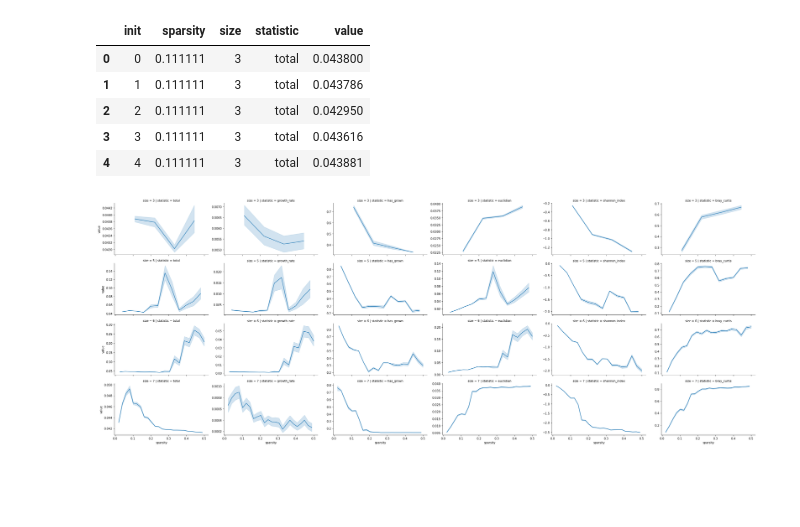
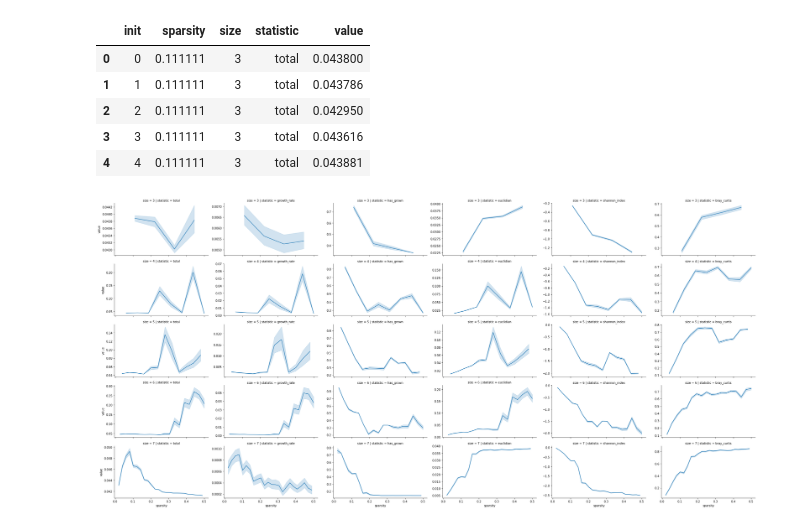
Before and after one commit to DJSiddharthVader/Simulations-02712-Project, a Jupyter notebook: Notebooks/Sparsity_Analysis.ipynb, the cells around one changed output. Saved outputs shown, nothing was run; the diff lists cells and outputs as text; code cells hidden in the pictures; blank space fills up the shorter version.

Commit message:
minor figure tweaking

```diff
--- a/Notebooks/Sparsity_Analysis.ipynb
+++ b/Notebooks/Sparsity_Analysis.ipynb
@@ -52,13 +52,13 @@ df.head()
 | 4 | 4 | 0.111111 | 3 | total | 0.043881 |
 # %%
 import seaborn as sns
-pdf = df[df['size'] != 4]
+pdf = df #df[df['size'] != 4]
 pdf = pdf[pdf['statistic'] != 'skew']
 plot = sns.FacetGrid(pdf, col='statistic', row='size',
                      sharex=True, sharey=False, aspect=16/9)
 plot.map_dataframe(sns.lineplot, x='sparsity', y='value')
 plot.add_legend()
 plot.tight_layout()
 plot.fig.savefig('../Documents/figures/sparsity_analysis.png')
 # %% [output]
-[figure, old version]
+[figure, new version]
```
Also changed, not shown: 3 other files.
